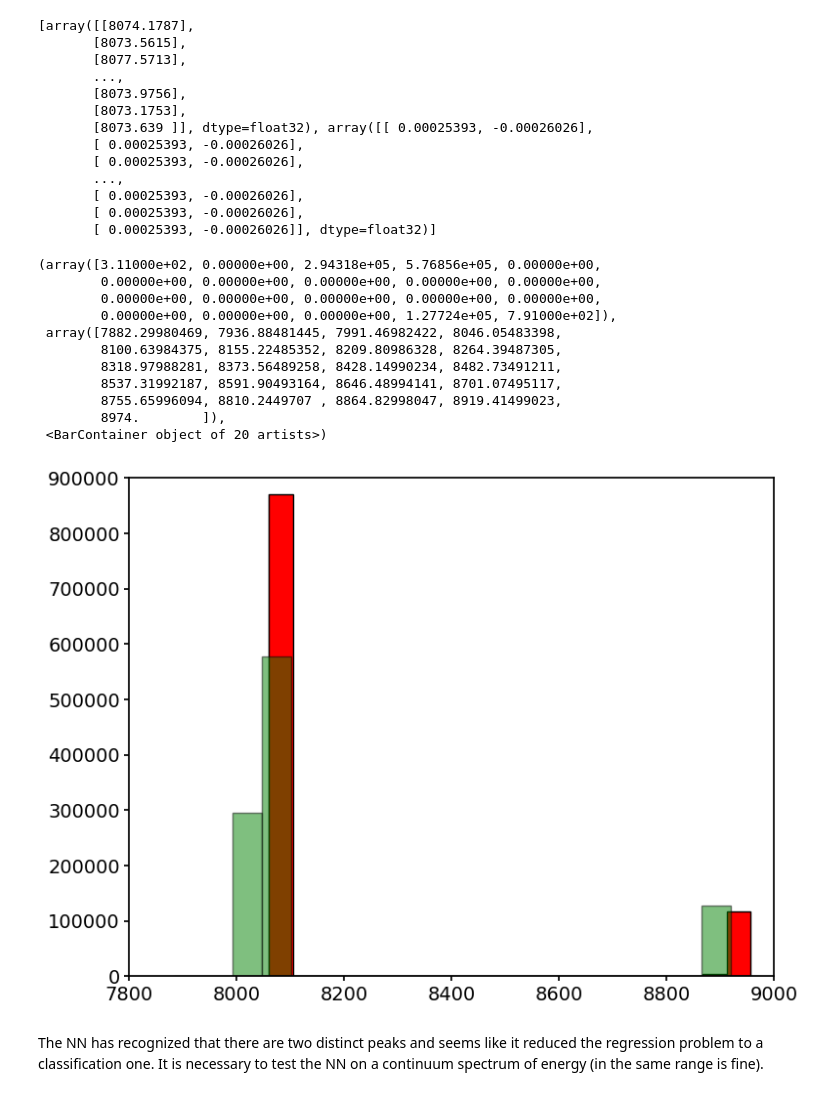
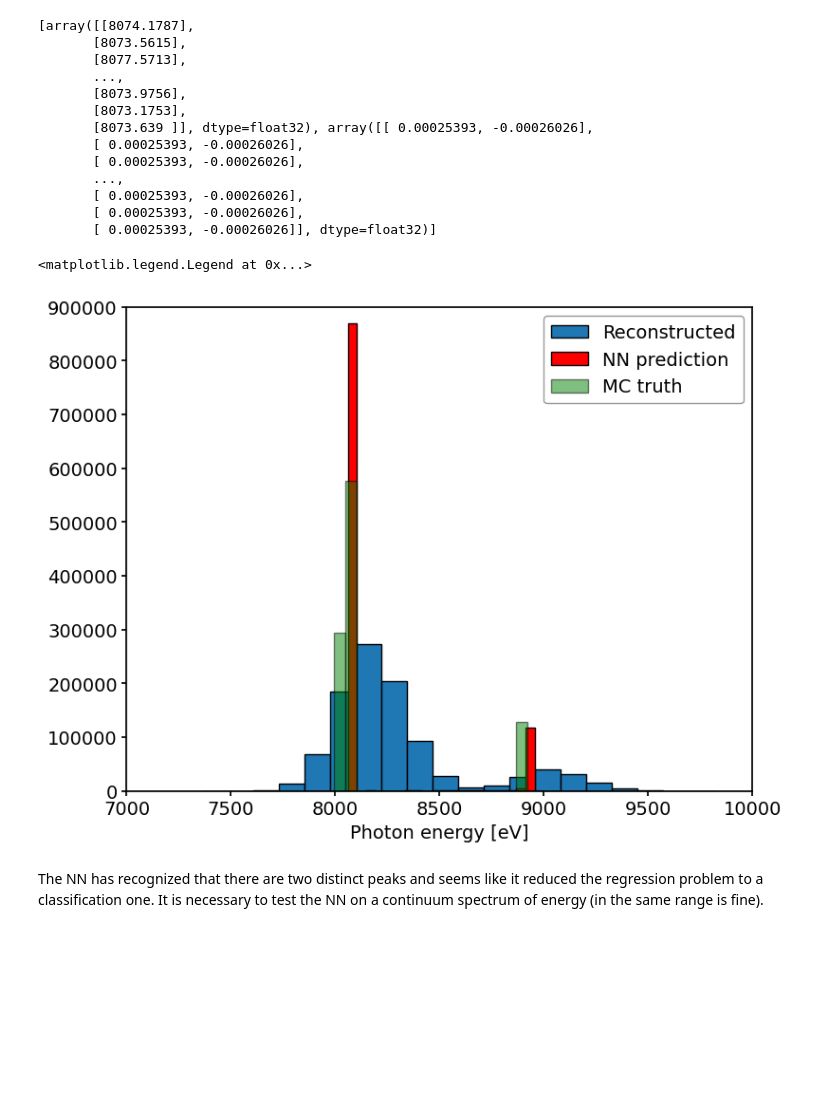
Before and after one commit to chiaratomaiuolo/xrayreco, a Jupyter notebook: xrayreco/bin/nn_trial1.ipynb, the cells around one changed output. Cells and saved outputs as stored; diff of their text form; code cells hidden in the pictures; blank space fills up the shorter version.

```diff
--- a/xrayreco/bin/nn_trial1.ipynb
+++ b/xrayreco/bin/nn_trial1.ipynb
@@ -20,5 +20,5 @@ from xrayreco.preprocessing import Xraydata
 # %%
 # Loading an hexsample simulation and storing its content into an Xraydata object
-file_path = '/Users/chiara/hexsampledata/hxsim_20ENC_01srcsigma.h5'
+file_path = '../../datasets/hxsim_20ENC_01srcsigma.h5'
 data = Xraydata(file_path)
 # %% [output]
@@ -192,7 +192,7 @@ new_target_data = new_data.target_data()
 # %%
 # Opening the reconstructed file relative to the test data
-#recon_file = ReconInputFile('/Users/chiara/hexsampledata/hxsim_20ENC_01srcsigma_test_recon.h5')
+recon_file = ReconInputFile('/Users/chiara/hexsampledata/hxsim_20ENC_01srcsigma_test_recon.h5')
 # Obtaining the reconstructed energy
-#recon_energies = recon_file.column('energy')
-#recon_x = recon_file.column('posx')
-#recon_y = recon_file.column('posy')
+recon_energies = recon_file.column('energy')
+recon_x = recon_file.column('posx')
+recon_y = recon_file.column('posy')
@@ -228,22 +231,15 @@ print(predicted_data)
        [ 0.00025393, -0.00026026],
        [ 0.00025393, -0.00026026]], dtype=float32)]
 # %%
-#plt.hist(recon_energies, 20)
-plt.hist(predicted_data[0], 20, color='red')
-plt.hist(new_target_data[:,0], 20, alpha=0.5, color='green')
+plt.hist(recon_energies, 20, label='Reconstructed')
+plt.hist(predicted_data[0], 20, color='red', label='NN prediction')
+plt.hist(new_target_data[:,0], 20, alpha=0.5, color='green', label='MC truth')
+plt.xlabel('Photon energy [eV]')
+
+plt.legend()
 # %% [output]
-(array([3.11000e+02, 0.00000e+00, 2.94318e+05, 5.76856e+05, 0.00000e+00,
-        0.00000e+00, 0.00000e+00, 0.00000e+00, 0.00000e+00, 0.00000e+00,
-        0.00000e+00, 0.00000e+00, 0.00000e+00, 0.00000e+00, 0.00000e+00,
-        0.00000e+00, 0.00000e+00, 0.00000e+00, 1.27724e+05, 7.91000e+02]),
- array([7882.29980469, 7936.88481445, 7991.46982422, 8046.05483398,
-        8100.63984375, 8155.22485352, 8209.80986328, 8264.39487305,
-        8318.97988281, 8373.56489258, 8428.14990234, 8482.73491211,
-        8537.31992187, 8591.90493164, 8646.48994141, 8701.07495117,
-        8755.65996094, 8810.2449707 , 8864.82998047, 8919.41499023,
-        8974.        ]),
- <BarContainer object of 20 artists>)
+<matplotlib.legend.Legend at 0x...>
-[figure, old version]
+[figure, new version]
 # %% [markdown]
 The NN has recognized that there are two distinct peaks and seems like it reduced the regression problem to a classification one. It is necessary to test the NN on a continuum spectrum of energy (in the same range is fine).
 # %%
```
Also changed, not shown: parts of 9 cells of this notebook, 4 other files.
